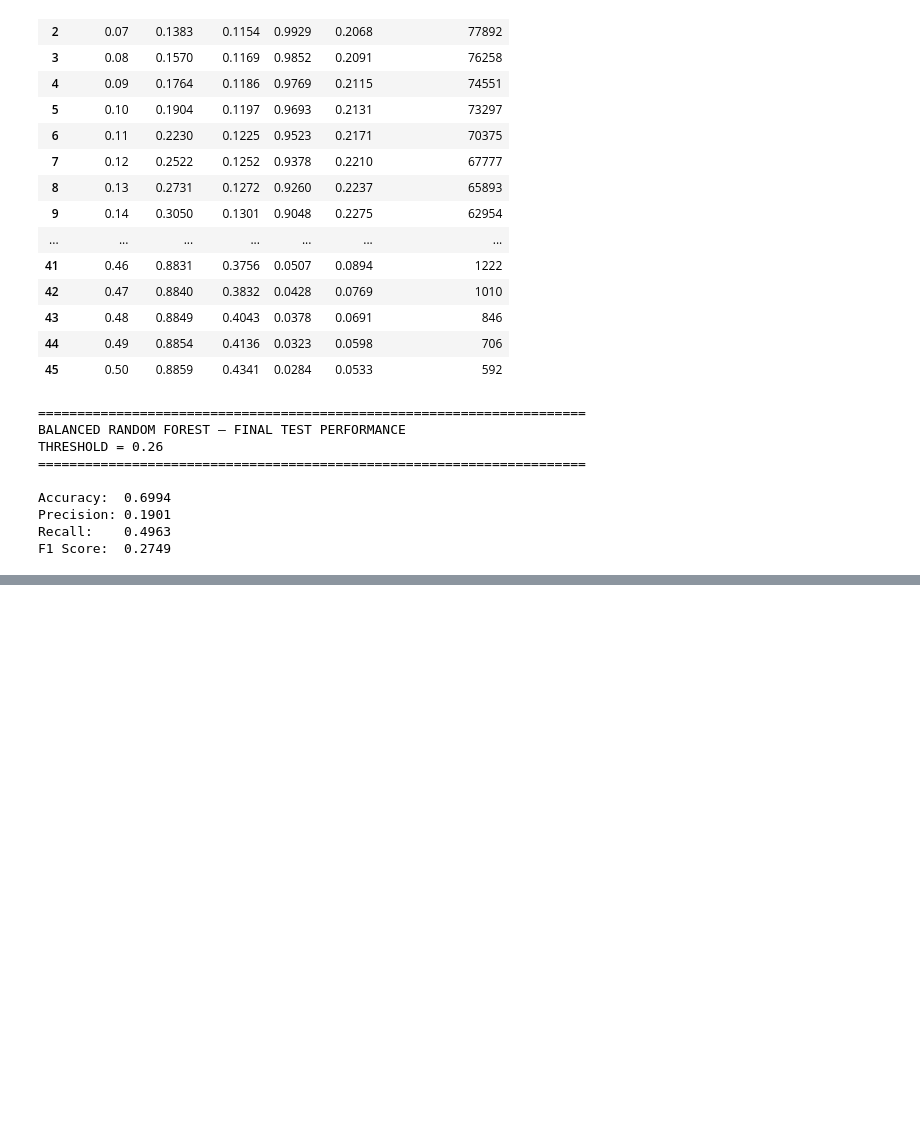
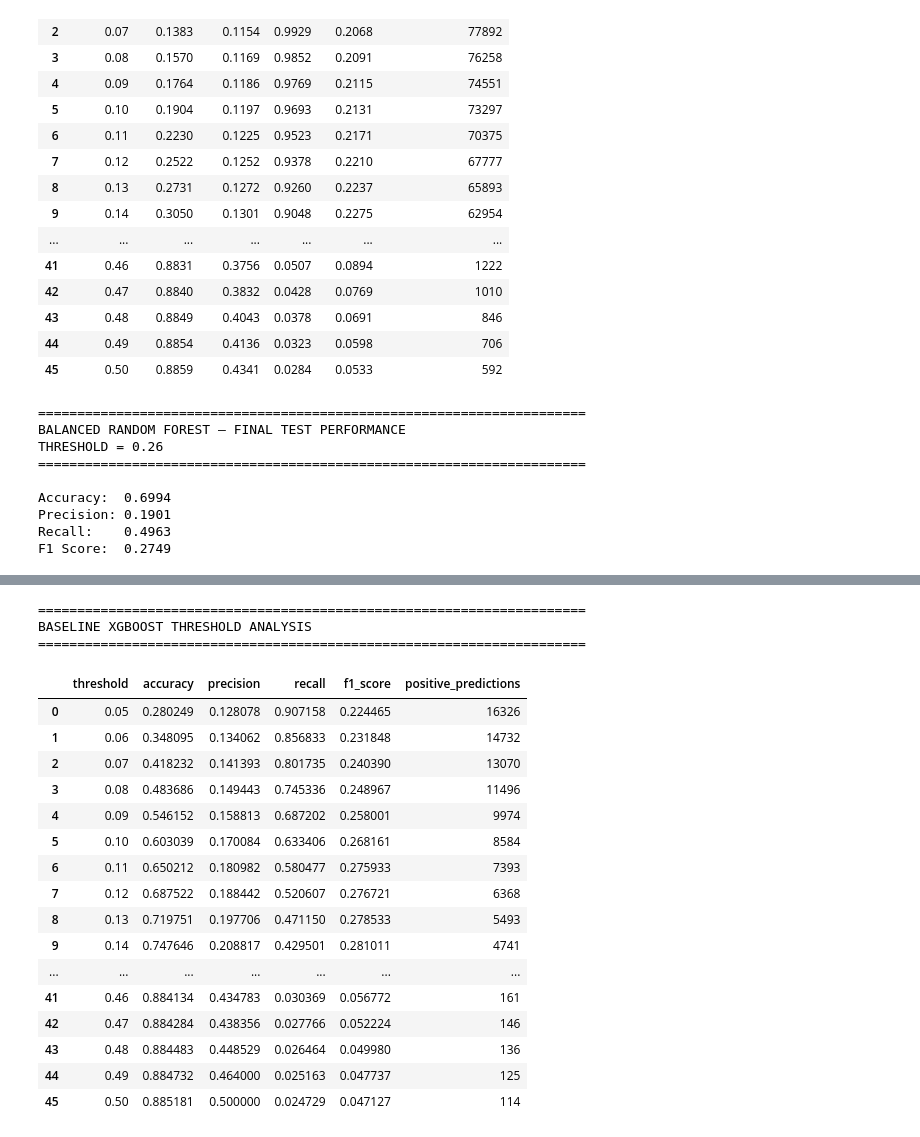
Before and after one commit to amanchaurasia512/diabetes-130-hospitals, a Jupyter notebook: Notebook/04_machine_learning_modeling.ipynb, the cells around one changed output, grey strips where cells are left out. Cells and saved outputs as stored; diff of their text form; code cells hidden in the pictures; blank space fills up the shorter version.

Commit message:
xgboost model training ....

```diff
--- a/Notebook/04_machine_learning_modeling.ipynb
+++ b/Notebook/04_machine_learning_modeling.ipynb
@@ -5012,0 +5396,76 @@ F1 Score:  0.2749
+# %%
+import numpy as np
+import pandas as pd
+
+from sklearn.metrics import (
+    accuracy_score,
+    precision_score,
+    recall_score,
+    f1_score
+)
+
+print("=" * 70)
+print("BASELINE XGBOOST THRESHOLD ANALYSIS")
+print("=" * 70)
+
+threshold_results_xgb = []
+
+# Test thresholds from 0.05 to 0.50
+thresholds = np.arange(0.05, 0.51, 0.01)
+
+for threshold in thresholds:
+
+    y_pred_threshold = (
+        y_prob_baseline_xgb >= threshold
+    ).astype(int)
+
+    threshold_results_xgb.append({
+        "threshold": threshold,
+        "accuracy": accuracy_score(
+            y_test,
+            y_pred_threshold
+        ),
+        "precision": precision_score(
+            y_test,
+            y_pred_threshold,
+            zero_division=0
+        ),
+        "recall": recall_score(
+            y_test,
+            y_pred_threshold,
+            zero_division=0
+        ),
+        "f1_score": f1_score(
+            y_test,
+            y_pred_threshold,
+            zero_division=0
+        ),
+        "positive_predictions": y_pred_threshold.sum()
+    })
+
+threshold_results_xgb_df = pd.DataFrame(
+    threshold_results_xgb
+)
+
+threshold_results_xgb_df
+# %% [output]
+======================================================================
+BASELINE XGBOOST THRESHOLD ANALYSIS
+======================================================================
+|  | threshold | accuracy | precision | recall | f1_score | positive_predictions |
+| 0 | 0.05 | 0.280249 | 0.128078 | 0.907158 | 0.224465 | 16326 |
+| 1 | 0.06 | 0.348095 | 0.134062 | 0.856833 | 0.231848 | 14732 |
+| 2 | 0.07 | 0.418232 | 0.141393 | 0.801735 | 0.240390 | 13070 |
+| 3 | 0.08 | 0.483686 | 0.149443 | 0.745336 | 0.248967 | 11496 |
+| 4 | 0.09 | 0.546152 | 0.158813 | 0.687202 | 0.258001 | 9974 |
+| 5 | 0.10 | 0.603039 | 0.170084 | 0.633406 | 0.268161 | 8584 |
+| 6 | 0.11 | 0.650212 | 0.180982 | 0.580477 | 0.275933 | 7393 |
+| 7 | 0.12 | 0.687522 | 0.188442 | 0.520607 | 0.276721 | 6368 |
+| 8 | 0.13 | 0.719751 | 0.197706 | 0.471150 | 0.278533 | 5493 |
+| 9 | 0.14 | 0.747646 | 0.208817 | 0.429501 | 0.281011 | 4741 |
+| ... | ... | ... | ... | ... | ... | ... |
+| 41 | 0.46 | 0.884134 | 0.434783 | 0.030369 | 0.056772 | 161 |
+| 42 | 0.47 | 0.884284 | 0.438356 | 0.027766 | 0.052224 | 146 |
+| 43 | 0.48 | 0.884483 | 0.448529 | 0.026464 | 0.049980 | 136 |
+| 44 | 0.49 | 0.884732 | 0.464000 | 0.025163 | 0.047737 | 125 |
+| 45 | 0.50 | 0.885181 | 0.500000 | 0.024729 | 0.047127 | 114 |
```
Also changed, not shown: parts of 25 cells of this notebook.
